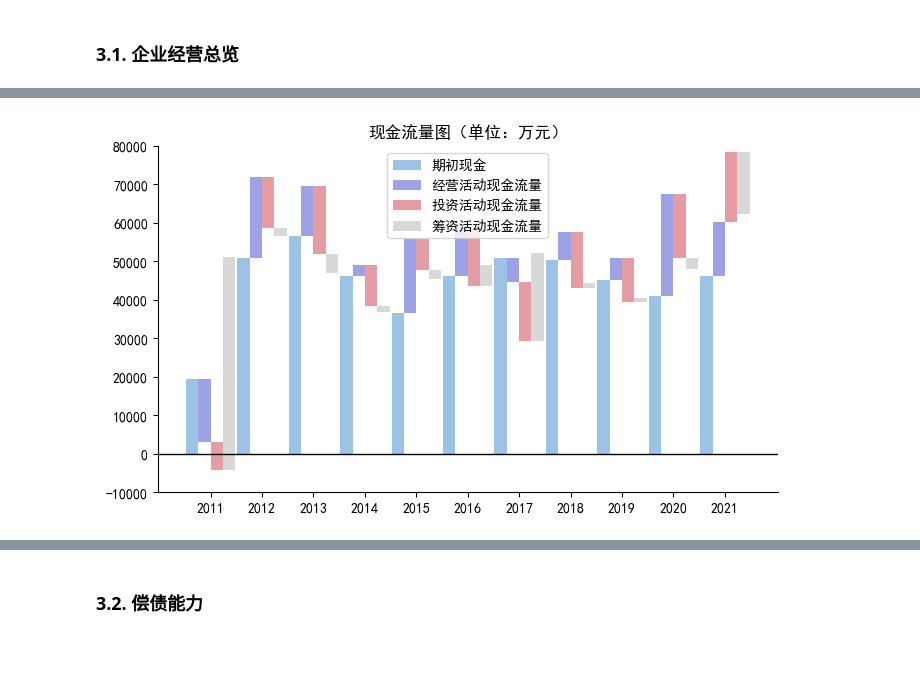
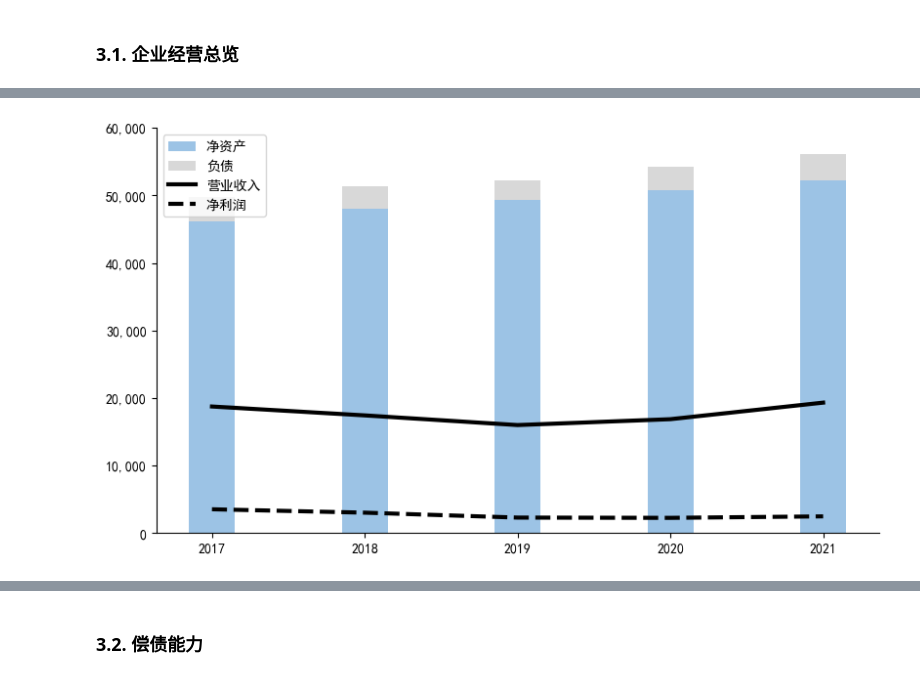
Before and after one commit to farcloudy/sheet, a Jupyter notebook: AutoGraphing.ipynb, the cells around one changed output, grey strips where cells are left out. Saved outputs shown, nothing was run; the diff lists cells and outputs as text; code cells hidden in the pictures; blank space fills up the shorter version.

```diff
--- a/AutoGraphing.ipynb
+++ b/AutoGraphing.ipynb
@@ -133,4 +100,13 @@ def zoom(dataset):
 # %%
+def DataClean(filename):
+    df = pd.read_excel(filename, sheet_name='sheet1', header=None)
+    df.loc[1, 1] = '会计期间'
+    df.columns = df.values.tolist()[1]
+    df = df[df['会计期间'].apply(lambda x: x[5:7] == "12")]
+    #df = df.set_index('会计期间')
+    df = df[df['报表类型'].isin(['A'])].fillna(value=0)
+    return df
+
 os.chdir(path)
 path_img = path + '/' + ID
 if not os.path.exists(path_img):
@@ -145,10 +121,18 @@ TheSheet = pd.merge(TheSheet, CashFlowSheet, on=['证券代码','会计期间'])
 TheSheet = TheSheet[TheSheet['证券代码'].apply(lambda x: x == ID)]
 for i in range(len(TheSheet)):
     TheSheet.iloc[i, 1] = TheSheet.iloc[i, 1][:4]
+
 TheSheet = TheSheet.reset_index(drop=True)
 
-x = TheSheet.loc[:, '会计期间']
+TheSheet['会计期间'] = TheSheet['会计期间'].astype(int)
+if TheSheet['会计期间'].min() <= 2018:
+    b = min(2018 - TheSheet['会计期间'].min(), len(TheSheet['会计期间']))
+    TheSheet.loc[0:b, ['资产减值损失', '信用减值损失']] = -TheSheet.loc[0:b, ['资产减值损失', '信用减值损失']]
+
+TheSheet['会计期间'] = TheSheet['会计期间'].astype(str)
+
+xxx = TheSheet.loc[:, '会计期间']
 barwidth = 0.4
-x_coor = np.arange(len(x))
+x_coor = npp.arange(len(xxx))
 # %% [markdown]
 ## 3.   绘图
@@ -179,28 +259,12 @@ fig.savefig(path_img + '/1-1')
-# %%
-# 现金流量图
-dataset, title = zoom(TheSheet.loc[:, ['期初现金及现金等价物余额', '经营活动产生的现金流量净额', '投资活动产生的现金流量净额', '筹资活动产生的现金流量净额']])
-a, b, c, d = dataset.loc[:, '期初现金及现金等价物余额'], dataset.loc[:, '经营活动产生的现金流量净额'], dataset.loc[:, '投资活动产生的现金流量净额'], dataset.loc[:, '筹资活动产生的现金流量净额']
-
-width = 0.24
-
-fig, ax = plt.subplots(figsize=(8, 4.5))
-
-ax.bar(x_coor - width/2*3, a, width, label='期初现金', color=cm)
-ax.bar(x_coor - width/2, b, width, a, label='经营活动现金流量', color=cn1)
-ax.bar(x_coor + width/2, c, width, a + b, label='投资活动现金流量', color=cn2)
-ax.bar(x_coor + width/2*3, d, width, a + b + c, label='筹资活动现金流量', color=gray)
-
-ax.set_title('现金流量图' + title)
-
-ax.spines['right'].set_color('none')
-ax.spines['top'].set_color('none')
-ax.axhline(0, color='black', linewidth=1)
-
-ax.set_xticks(x_coor, x)
-ax.margins(x=0.05)
-
-ax.legend() # Add a legend.
-
-fig.savefig(path_img + '/1-2')
-# %% [output]
-[figure, removed]
+# %%
+major_list = [
+    Bar(TheSheet.loc[:, '所有者权益合计'], label='净资产', color=cm),
+    Bar(TheSheet.loc[:, '负债合计'], TheSheet.loc[:, '所有者权益合计'], gray, '负债'),
+    Line(TheSheet.loc[:, '营业总收入'], black, '营业收入'),
+    Line(TheSheet.loc[:, '净利润'], black, '净利润', ls='--')
+]
+minor_list = [
+]
+Graphing(major_list, unit=1e4, minor_list=minor_list, xlist=xxx, minor_u=1e4, save=path_img + '/1-1')
+# %% [output]
+[figure, added]
```
Also changed, not shown: parts of 22 cells of this notebook.
